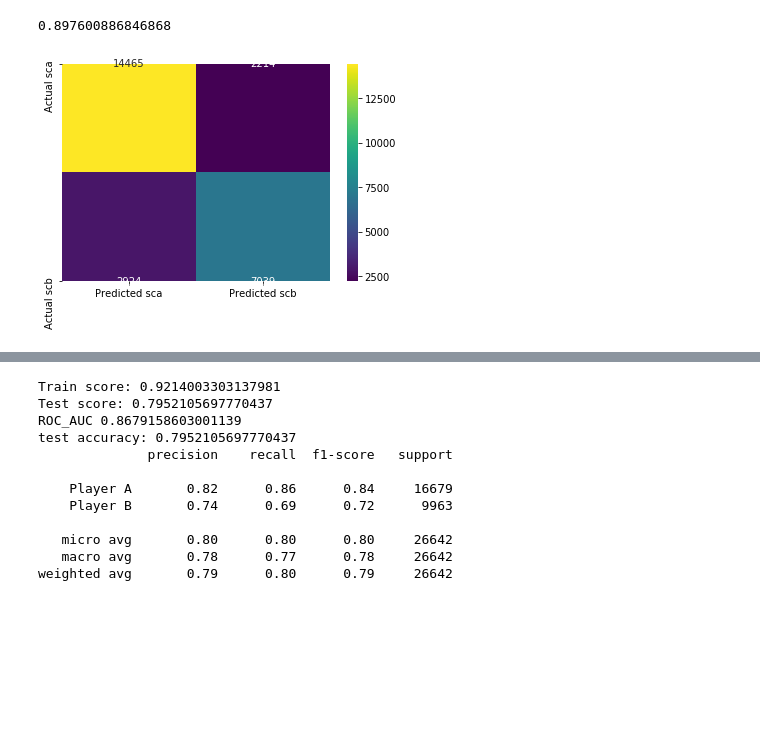
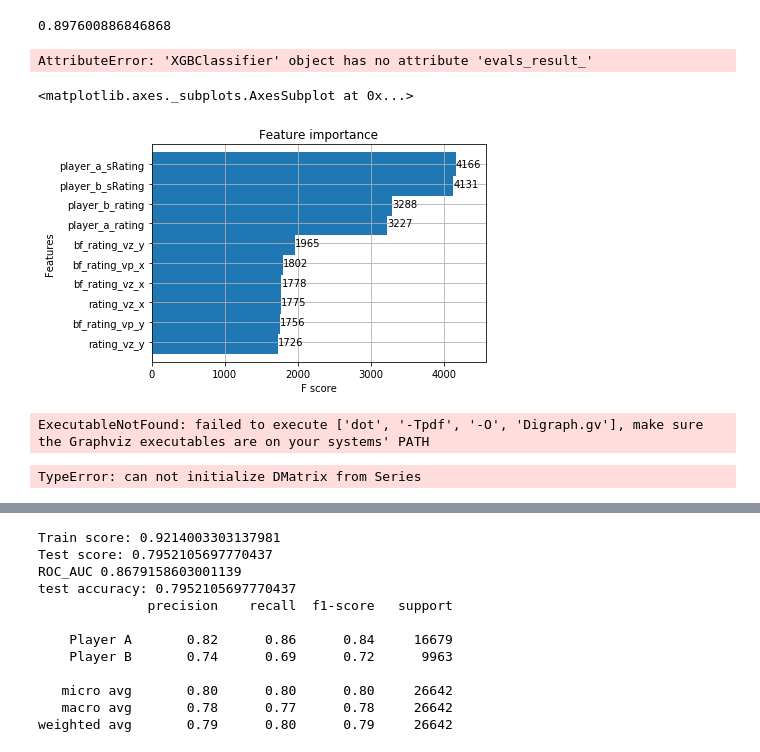
Before and after one commit to mjh09/match-predict, a Jupyter notebook: notebooks/alig_predict.ipynb, the cells around one changed output, grey strips where cells are left out. Cells and saved outputs as stored; diff of their text form; code cells hidden in the pictures; blank space fills up the shorter version.

```diff
--- a/notebooks/alig_predict.ipynb
+++ b/notebooks/alig_predict.ipynb
@@ -150,14 +130,25 @@ weighted avg       0.81      0.81      0.81     26642
 #import sklearn
 #sorted(sklearn.metrics.SCORERS.keys())
 # %%
-#results = model.evals_result()
-#train_error = results['validation_0']['error']
-#val_error = results['validation_1']['error']
-#epoch = range(len(train_error))
-#plt.plot(epoch, train_error, label='Train')
-#plt.plot(epoch, val_error, label='Validation')
-#plt.ylim()
-#plt.legend();
+results = model.evals_result()
+train_error = results['validation_0']['error']
+val_error = results['validation_1']['error']
+epoch = range(len(train_error))
+plt.plot(epoch, train_error, label='Train')
+plt.plot(epoch, val_error, label='Validation')
+plt.ylim()
+plt.legend();
+# %% [output]
+AttributeError: 'XGBClassifier' object has no attribute 'evals_result_'
+# %%
+xgboost.plot_importance(model, height=1.2, max_num_features=10)
+# %% [output]
+<matplotlib.axes._subplots.AxesSubplot at 0x...>
+[figure, added]
+# %%
+xgboost.to_graphviz(model).render()
+# %% [output]
+ExecutableNotFound: failed to execute ['dot', '-Tpdf', '-O', 'Digraph.gv'], make sure the Graphviz executables are on your systems' PATH
 # %%
 #model = XGBClassifier(n_jobs=-1, random_state=42)
 #param_dist = {'max_depth': randint(3,12),
@@ -181,6 +172,7 @@ weighted avg       0.81      0.81      0.81     26642
 #print('Best hyperparameters', search.best_params_)
 #print('Best score', search.best_score_)
 # %%
+y_pred = model.predict(y_test)
 def plot_confusion_matrix(y_true, y_pred):
   labels = unique_labels(y_true)
   columns = [f'Predicted {label}' for label in labels]
@@ -192,6 +184,6 @@ def plot_confusion_matrix(y_true, y_pred):
 
 plot_confusion_matrix(y_test, y_pred);
 # %% [output]
-[figure, removed]
+TypeError: can not initialize DMatrix from Series
 # %%
 plt.figure(figsize=(10,10))
```
Also changed, not shown: parts of 11 cells of this notebook, 11 other files.
